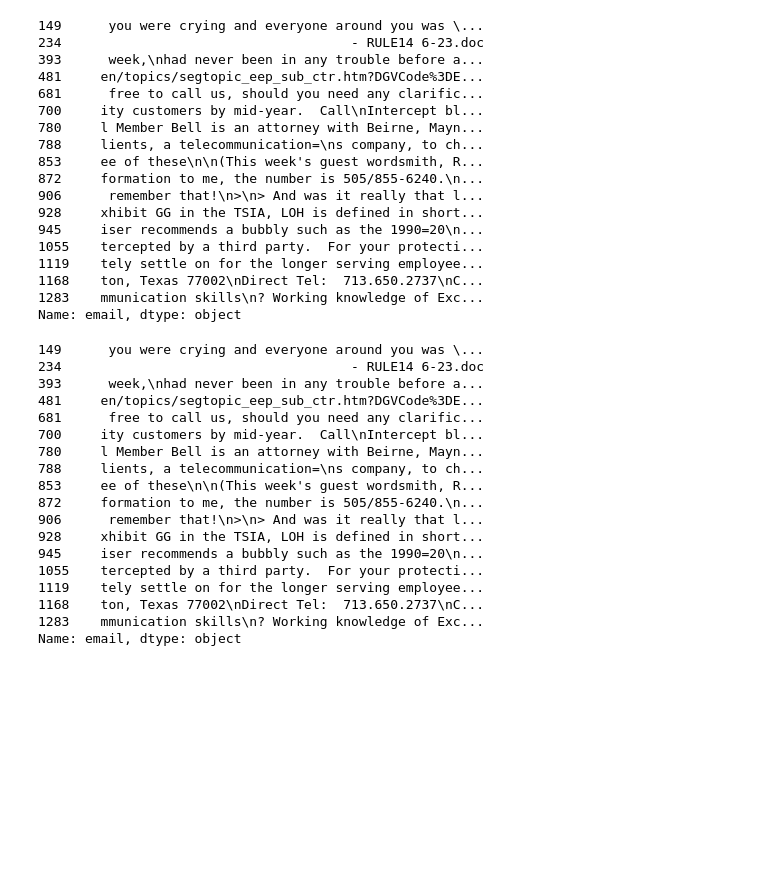
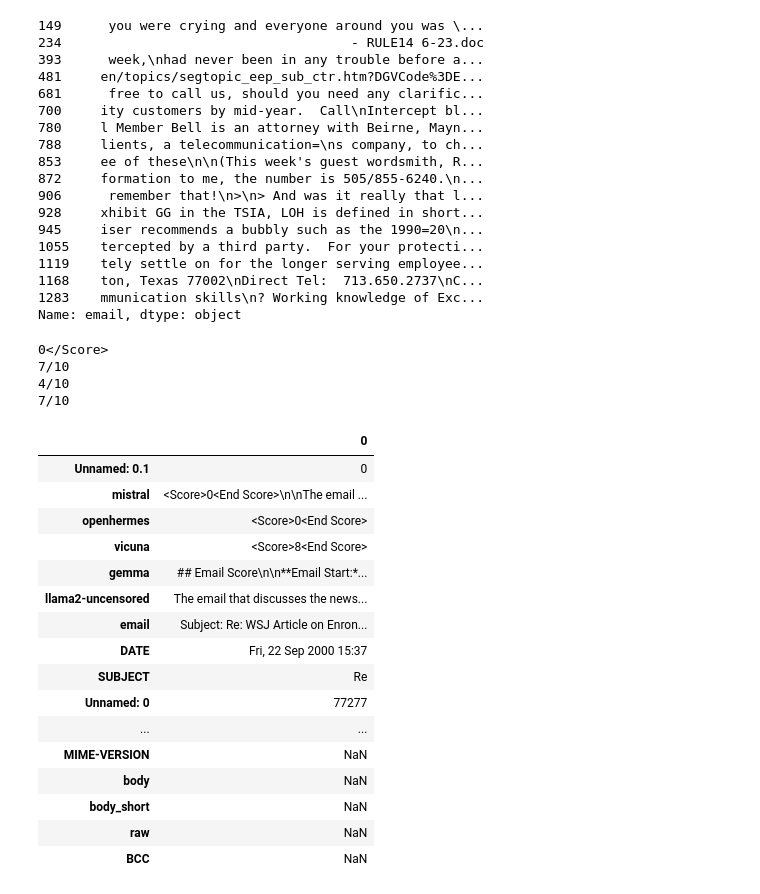
Before and after one commit to kariato/GTPracticum, a Jupyter notebook: EDA/cluster.ipynb, the cells around one changed output. Drawn from its saved outputs; the diff is of its cells as text; code cells hidden in the pictures; blank space fills up the shorter version.

```diff
--- a/EDA/cluster.ipynb
+++ b/EDA/cluster.ipynb
@@ -725,6 +730,7 @@ Already scored 1226
 # %%
 import re
 def score(result):
+        y=None
         if '<Score>' in result:
             if '<End Score>' in result:
                 y=re.findall(r'<Score>(.*?)<End Score>', result)[0]
@@ -757,7 +763,7 @@ def score(result):
                 y=numbers[0]
             else:
                 y=""
-        if isinstance(y,list):
+        if y is not None and isinstance(y,list):
             if len(y)==0:
                 y=''
             else:
@@ -768,6 +774,9 @@ def score(result):
             y = int(y)
         except ValueError:
             print(y)
+            y=0
+        except TypeError:
+            y=0
         return y
 resultsDF.columns
 models=['mistral','openhermes','vicuna', 'gemma']
@@ -867,24 +891,52 @@ resultsDF[resultsDF['gemma_score']==10]['email']
 1168    ton, Texas 77002\nDirect Tel:  713.650.2737\nC...
 1283    mmunication skills\n? Working knowledge of Exc...
 Name: email, dtype: object
-# %%
-resultsDF[resultsDF['gemma_score']==10]['email']
-# %% [output]
-149      you were crying and everyone around you was \...
-234                                     - RULE14 6-23.doc
-393      week,\nhad never been in any trouble before a...
-481     en/topics/segtopic_eep_sub_ctr.htm?DGVCode%3DE...
-681      free to call us, should you need any clarific...
-700     ity customers by mid-year.  Call\nIntercept bl...
-780     l Member Bell is an attorney with Beirne, Mayn...
-788     lients, a telecommunication=\ns company, to ch...
-853     ee of these\n\n(This week's guest wordsmith, R...
-872     formation to me, the number is 505/855-6240.\n...
-906      remember that!\n>\n> And was it really that l...
-928     xhibit GG in the TSIA, LOH is defined in short...
-945     iser recommends a bubbly such as the 1990=20\n...
-1055    tercepted by a third party.  For your protecti...
-1119    tely settle on for the longer serving employee...
-1168    ton, Texas 77002\nDirect Tel:  713.650.2737\nC...
-1283    mmunication skills\n? Working knowledge of Exc...
-Name: email, dtype: object
+# %%
+results2_df=pd.read_csv('resultsMix2_all.csv')
+results3_df=pd.read_csv('resultsMix3_all.csv')
+results4_df=pd.read_csv('resultsMix4a_all.csv')
+results6_df=pd.read_csv('resultsMix6_all.csv')
+results8_df=pd.read_csv('resultsMix8_all.csv')
+resultsB_df=pd.read_csv('resultsMixBlankG_all.csv')
+results8_df['search_phrase']="mark to market losses"
+results2_df['search_phrase']= "mark to market accounting practices"
+results6_df['search_phrase']="record keeping accounting practices"
+results4_df['search_phrase']="it appears that some Enron employees used dummy accounts and rigged valuation methodologies to create false profit-and-loss entries for the derivatives"
+results3_df['search_phrase']="raptor creation of special purpose entities"
+resultsB_df['search_phrase']='RANDOM'
+# %%
+models=['mistral','openhermes','vicuna', 'gemma']
+for model in models:
+    results2_df[f'{model}_score']=results2_df[model].apply(score)
+    results3_df[f'{model}_score']=results3_df[model].apply(score)
+    results4_df[f'{model}_score']=results4_df[model].apply(score)
+    results6_df[f'{model}_score']=results6_df[model].apply(score)
+    results8_df[f'{model}_score']=results8_df[model].apply(score)
+    resultsB_df[f'{model}_score']=resultsB_df[model].apply(score)
+models2=[i+'_score' for i in models]
+# %% [output]
+0</Score>
+7/10
+4/10
+7/10
+# %%
+results_merged_df=pd.concat([results2_df,results3_df,results4_df,results6_df,results8_df,resultsB_df])
+results_merged_df.head(1).T
+# %% [output]
+|  | 0 |
+| Unnamed: 0.1 | 0 |
+| mistral | <Score>0<End Score>\n\nThe email ... |
+| openhermes | <Score>0<End Score> |
+| vicuna | <Score>8<End Score> |
+| gemma | ## Email Score\n\n**Email Start:*... |
+| llama2-uncensored | The email that discusses the news... |
+| email | Subject: Re: WSJ Article on Enron... |
+| DATE | Fri, 22 Sep 2000 15:37 |
+| SUBJECT | Re |
+| Unnamed: 0 | 77277 |
+| ... | ... |
+| MIME-VERSION | NaN |
+| body | NaN |
+| body_short | NaN |
+| raw | NaN |
+| BCC | NaN |
```
Also changed, not shown: parts of 12 cells of this notebook, 1 other file.
